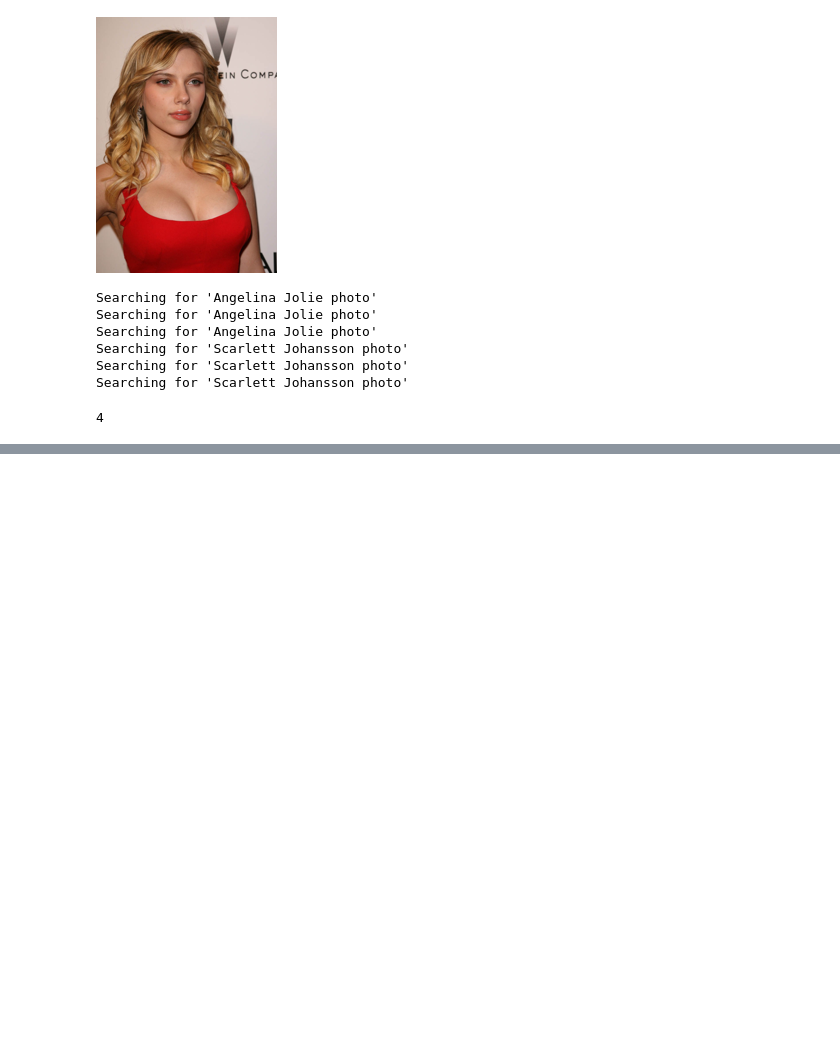
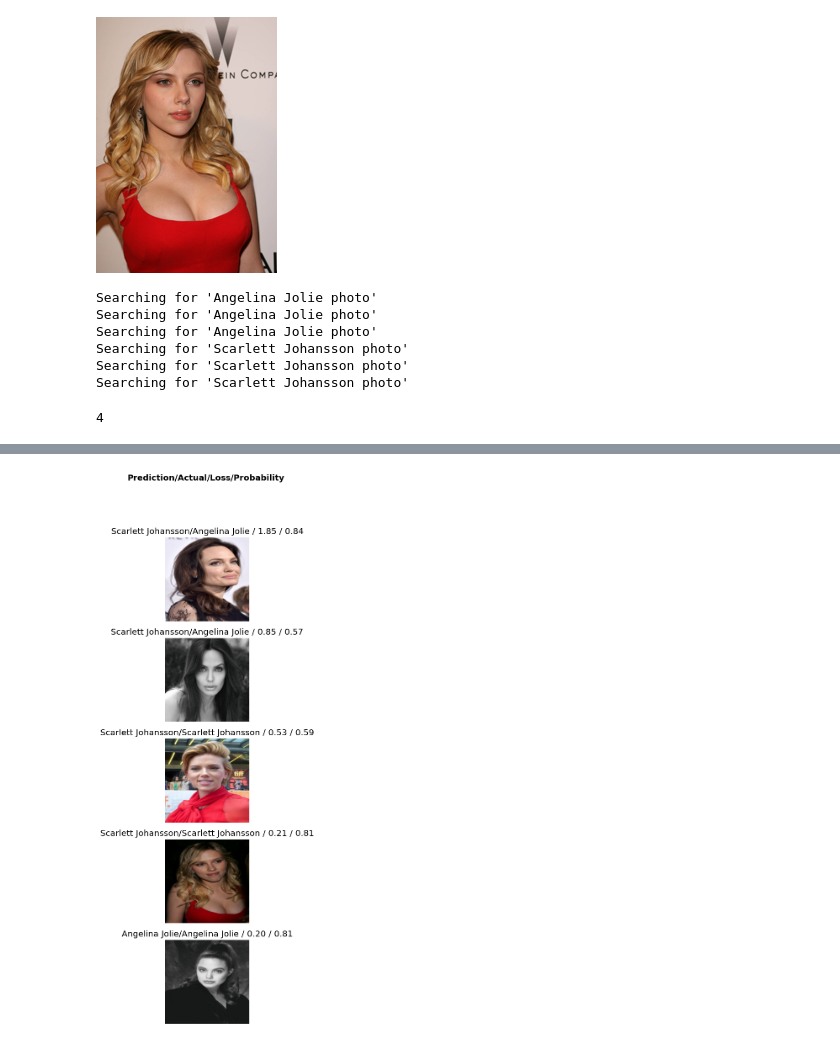
Before and after one commit to derrodo61/PDLFC, a Jupyter notebook: clean_dataset.ipynb, the cells around one changed output, grey strips where cells are left out. Cells and saved outputs as stored; diff of their text form; code cells hidden in the pictures; blank space fills up the shorter version.

```diff
--- a/clean_dataset.ipynb
+++ b/clean_dataset.ipynb
@@ -121,0 +122,3 @@ interp.plot_confusion_matrix()
+# %%
+interp.plot_top_losses(5, nrows=5)
+# %% [output]
@@ -121,0 +126 @@ interp.plot_confusion_matrix()
+[figure, added]
```
Also changed, not shown: parts of 8 cells of this notebook.
